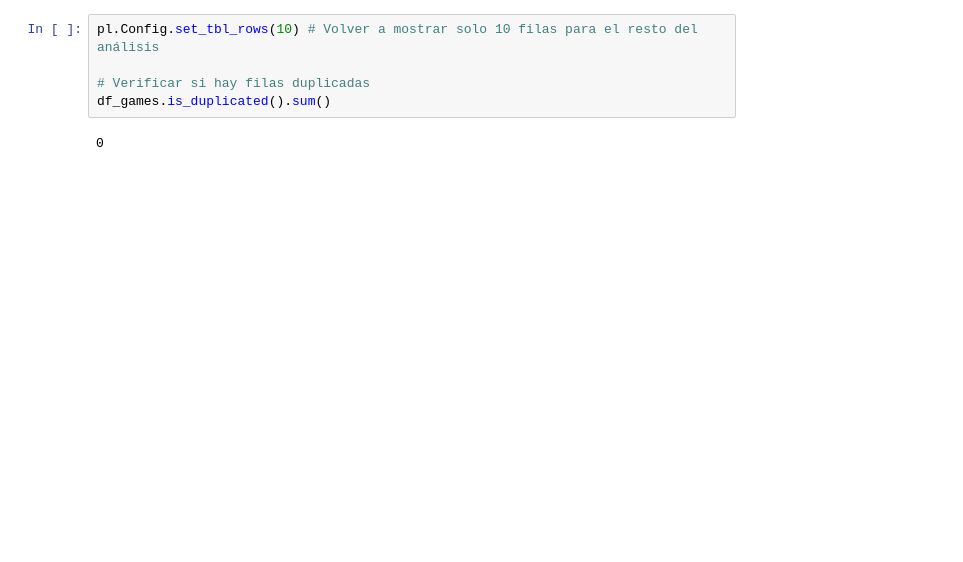
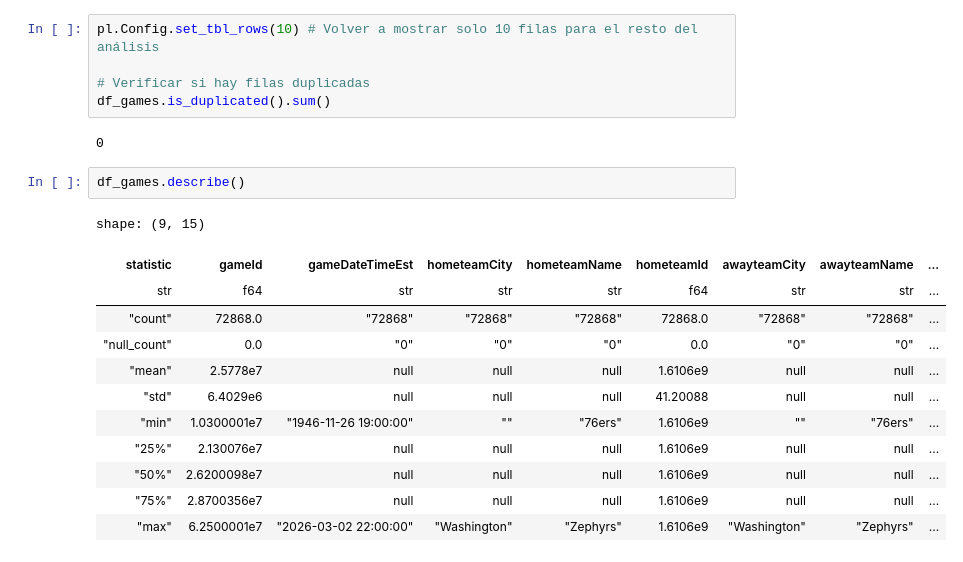
Before and after one commit to mateorzan/polarsNBA, a Jupyter notebook: notebooks/Games.ipynb, the cells around one changed output. Drawn from its saved outputs; the diff is of its cells as text; blank space fills up the shorter version.

```diff
--- a/notebooks/Games.ipynb
+++ b/notebooks/Games.ipynb
@@ -240,3 +241,18 @@ pl.Config.set_tbl_rows(10) # Volver a mostrar solo 10 filas para el resto del an
 df_games.is_duplicated().sum()
 # %% [output]
 0
+# %%
+df_games.describe()
+# %% [output]
+shape: (9, 15)
+| statistic | gameId | gameDateTimeEst | hometeamCity | hometeamName | hometeamId | awayteamCity | awayteamName | ... |
+| str | f64 | str | str | str | f64 | str | str | ... |
+| "count" | 72868.0 | "72868" | "72868" | "72868" | 72868.0 | "72868" | "72868" | ... |
+| "null_count" | 0.0 | "0" | "0" | "0" | 0.0 | "0" | "0" | ... |
+| "mean" | 2.5778e7 | null | null | null | 1.6106e9 | null | null | ... |
+| "std" | 6.4029e6 | null | null | null | 41.20088 | null | null | ... |
+| "min" | 1.0300001e7 | "1946-11-26 19:00:00" | "" | "76ers" | 1.6106e9 | "" | "76ers" | ... |
+| "25%" | 2.130076e7 | null | null | null | 1.6106e9 | null | null | ... |
+| "50%" | 2.6200098e7 | null | null | null | 1.6106e9 | null | null | ... |
+| "75%" | 2.8700356e7 | null | null | null | 1.6106e9 | null | null | ... |
+| "max" | 6.2500001e7 | "2026-03-02 22:00:00" | "Washington" | "Zephyrs" | 1.6106e9 | "Washington" | "Zephyrs" | ... |
```
Also changed, not shown: parts of 11 cells of this notebook, 5 other files.
